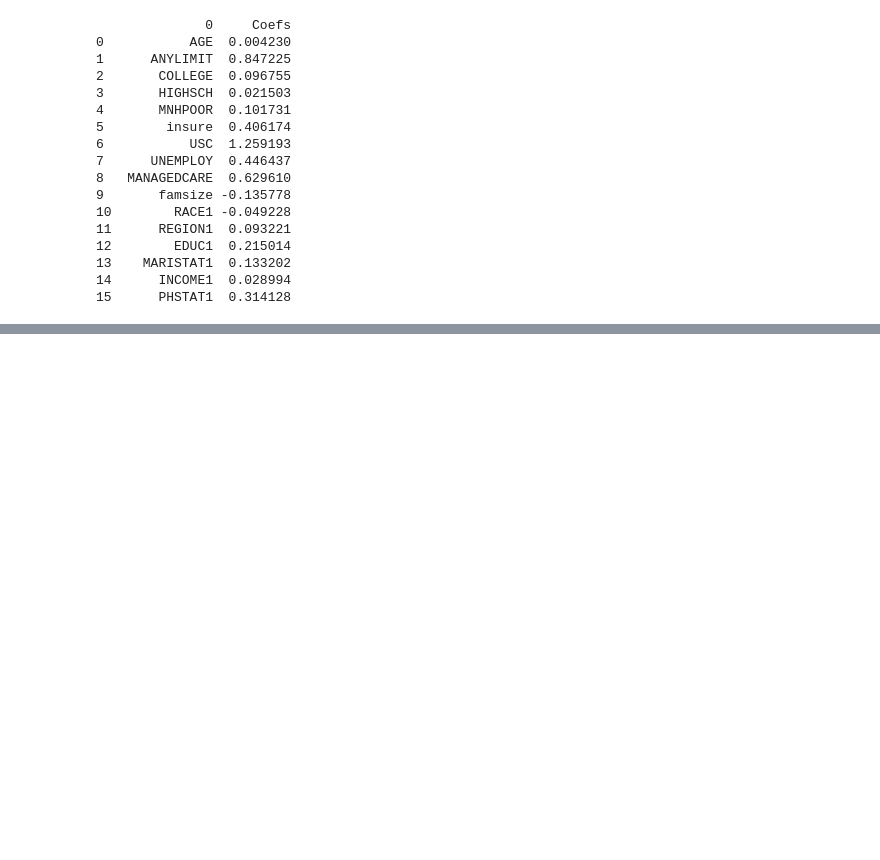
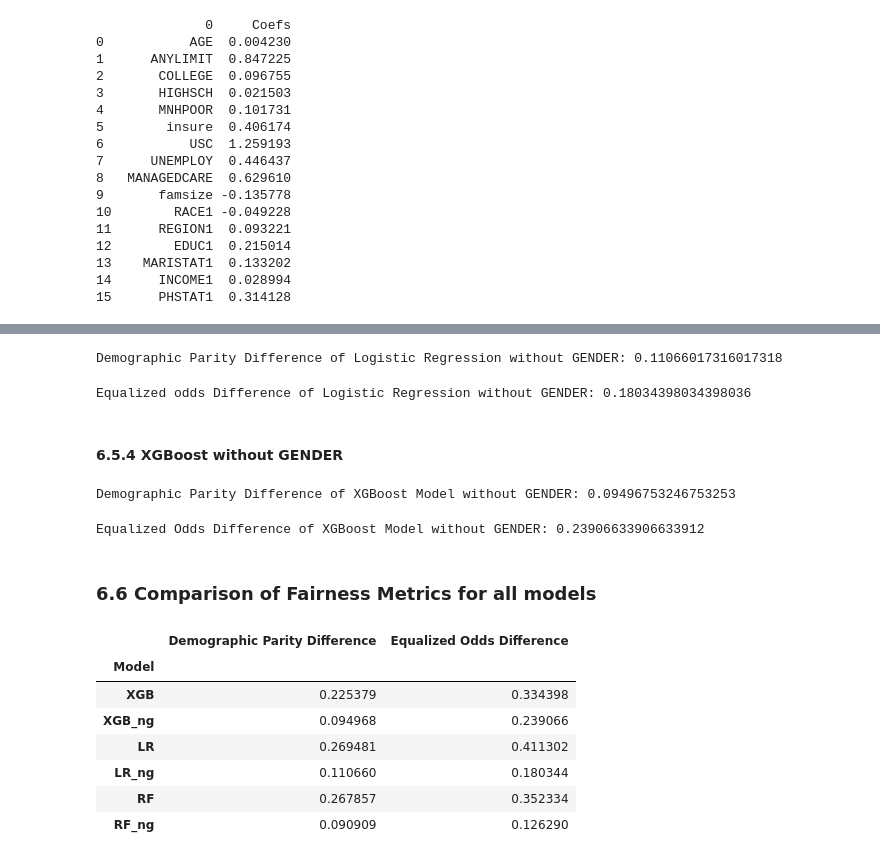
Before and after one commit to frank-g-schiller/ICA2026, a Jupyter notebook: Fairness_Example.ipynb, the cells around one changed output, grey strips where cells are left out. Saved outputs shown, nothing was run; the diff lists cells and outputs as text; code cells hidden in the pictures; blank space fills up the shorter version.

```diff
--- a/Fairness_Example.ipynb
+++ b/Fairness_Example.ipynb
@@ -1907,0 +1258,6 @@ df_Fairtable_sum
+# %%
+## Demographic Parity Difference of Logistic Regression Model with GENDER
+dp_diff_lr = demographic_parity_difference(y_true=Y_test,
+                                           y_pred=Y_pred_lr,
+                                           sensitive_features=X_test.GENDER)
+print(f"Demographic Parity Difference of Logistic Regression with GENDER: {dp_diff_lr}")
@@ -1907,0 +1266,6 @@ df_Fairtable_sum
+# %%
+## Equalized Odds Difference of Logistic Regression Model with GENDER
+eo_diff_lr = equalized_odds_difference(y_true=Y_test,
+                                       y_pred=Y_pred_lr,
+                                       sensitive_features=X_test.GENDER)
+print(f"Equalized odds Difference of Logistic Regression with GENDER: {eo_diff_lr}")
@@ -1907,0 +1294,57 @@ df_Fairtable_sum
+# %%
+## Demographic Parity Difference of Logistic Regression Model without GENDER
+dp_diff_lr_ng = demographic_parity_difference(y_true=Y_test,
+                                              y_pred=Y_pred_lr_ng,
+                                              sensitive_features=X_test.GENDER)
+print(f"Demographic Parity Difference of Logistic Regression without GENDER: {dp_diff_lr_ng}")
+# %% [output]
+Demographic Parity Difference of Logistic Regression without GENDER: 0.11066017316017318
+# %%
+## Equalized Odds Difference of Logistic Regression Model without GENDER
+eo_diff_lr_ng = equalized_odds_difference(y_true=Y_test,
+                                          y_pred=Y_pred_lr_ng,
+                                          sensitive_features=X_test.GENDER)
+print(f"Equalized odds Difference of Logistic Regression without GENDER: {eo_diff_lr_ng}")
+# %% [output]
+Equalized odds Difference of Logistic Regression without GENDER: 0.18034398034398036
+# %% [markdown]
+#### 6.5.4 XGBoost without GENDER
+# %%
+## Demographic Parity Difference of XGBoost Model without GENDER
+dp_diff_xgb_ng = demographic_parity_difference(y_true=Y_test,
+                                               y_pred=Y_pred_xgb_ng,
+                                               sensitive_features=X_test.GENDER)
+print(f"Demographic Parity Difference of XGBoost Model without GENDER: {dp_diff_xgb_ng}")
+# %% [output]
+Demographic Parity Difference of XGBoost Model without GENDER: 0.09496753246753253
+# %%
+## Equalized Odds Difference of XGBoost Model without GENDER
+eo_diff_xgb_ng = equalized_odds_difference(y_true=Y_test,
+                                           y_pred=Y_pred_xgb_ng,
+                                           sensitive_features=X_test.GENDER)
+print(f"Equalized Odds Difference of XGBoost Model without GENDER: {eo_diff_xgb_ng}")
+# %% [output]
+Equalized Odds Difference of XGBoost Model without GENDER: 0.23906633906633912
+# %% [markdown]
+### 6.6 Comparison of Fairness Metrics for all models
+# %%
+# Fairness Metrics Table for all Models
+df_Fairtable_sum = pd.DataFrame()
+df_Fairtable_sum['Model'] = ['XGB','XGB_ng', 'LR','LR_ng', 'RF', 'RF_ng']
+df_Fairtable_sum['Demographic Parity Difference'] = [dp_diff_xgb, dp_diff_xgb_ng, \
+                                                     dp_diff_lr, dp_diff_lr_ng, \
+                                                     dp_diff_rf, dp_diff_rf_ng]
+df_Fairtable_sum['Equalized Odds Difference'] = [eo_diff_xgb, eo_diff_xgb_ng, \
+                                                 eo_diff_lr, eo_diff_lr_ng, \
+                                                 eo_diff_rf, eo_diff_rf_ng]
+df_Fairtable_sum.set_index("Model", inplace = True)
+df_Fairtable_sum
+# %% [output]
+|  | Demographic Parity Difference | Equalized Odds Difference |
+| Model |  |  |
+| XGB | 0.225379 | 0.334398 |
+| XGB_ng | 0.094968 | 0.239066 |
+| LR | 0.269481 | 0.411302 |
+| LR_ng | 0.110660 | 0.180344 |
+| RF | 0.267857 | 0.352334 |
+| RF_ng | 0.090909 | 0.126290 |
```
Also changed, not shown: parts of 177 cells of this notebook.
